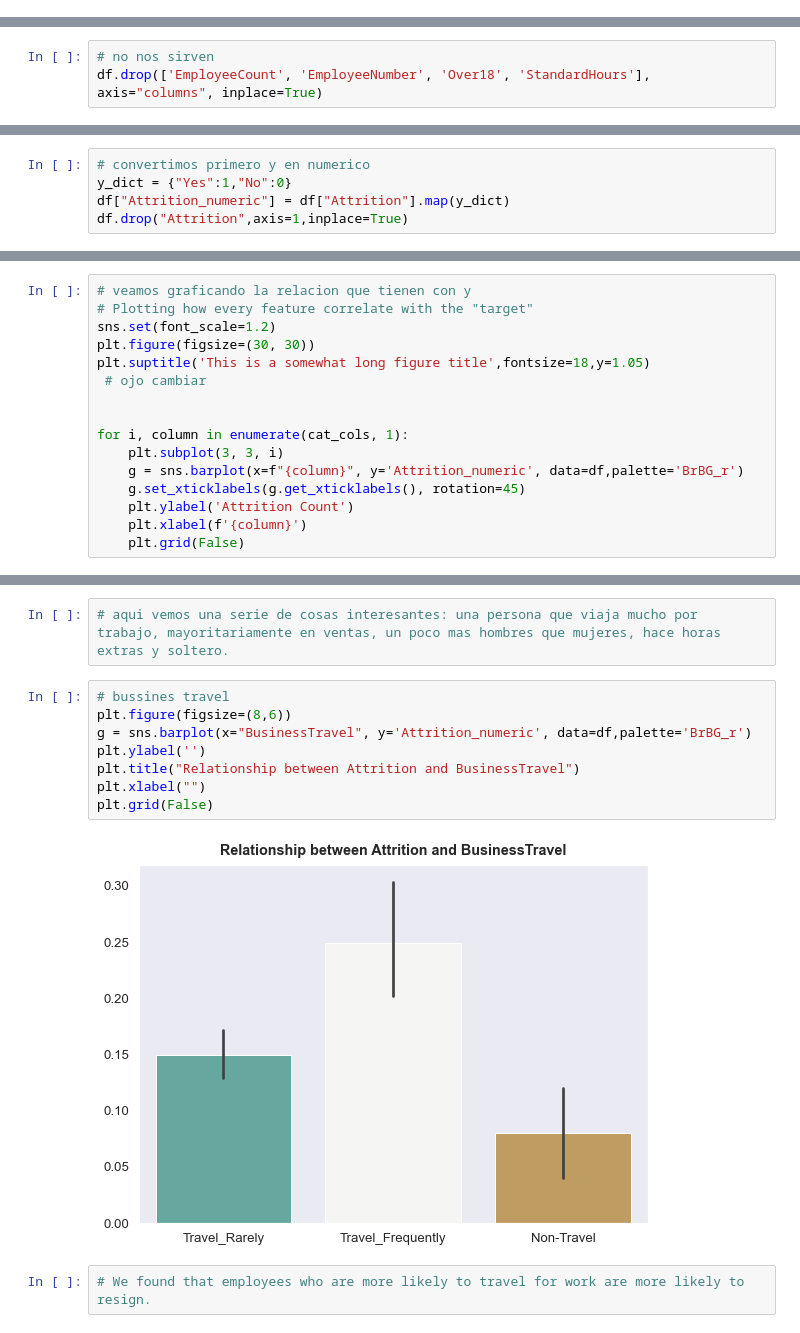
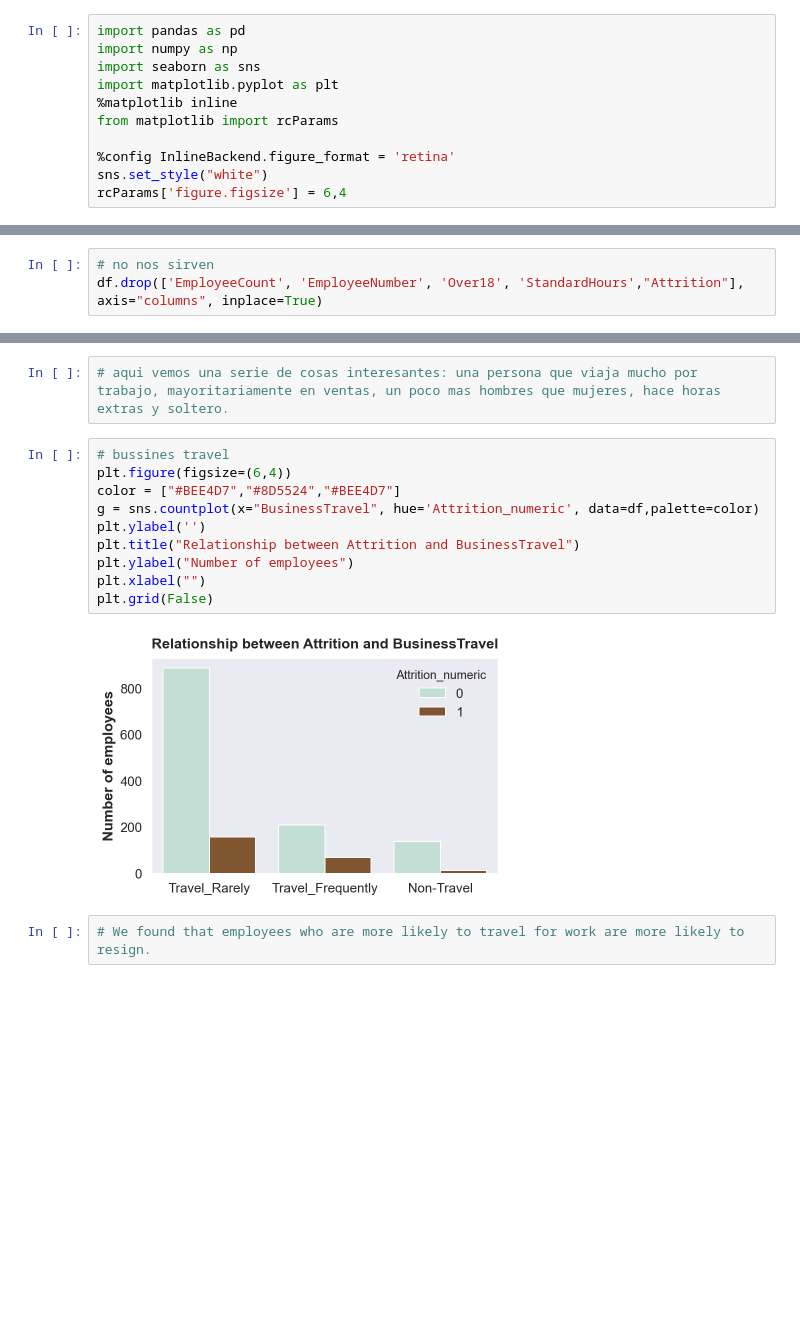
Before and after one commit to gonzalo71/TestGit, a Jupyter notebook: IBM_HR_Analytics_Employee.ipynb, the cells around one changed output, grey strips where cells are left out. Saved outputs shown, nothing was run; the diff lists cells and outputs as text; blank space fills up the shorter version.

```diff
--- a/IBM_HR_Analytics_Employee.ipynb
+++ b/IBM_HR_Analytics_Employee.ipynb
@@ -16,3 +11,14 @@ plt.rc('axes', labelweight='bold', labelsize='large',
+# %%
+import pandas as pd
+import numpy as np
+import seaborn as sns
+import matplotlib.pyplot as plt
+%matplotlib inline
+from matplotlib import rcParams
+
+%config InlineBackend.figure_format = 'retina'
+sns.set_style("white")
+rcParams['figure.figsize'] = 6,4
 # %%
 path = r"C:\Users\gonza\OneDrive\Documentos\datascience-thebridge-master\ejercicios gonzalo\DATA\WA_Fn-UseC_-HR-Employee-Attrition.csv"
 
@@ -34,6 +44,6 @@ Series([], dtype: int64)
 # %%
 # no nos sirven
-df.drop(['EmployeeCount', 'EmployeeNumber', 'Over18', 'StandardHours'], axis="columns", inplace=True)
+df.drop(['EmployeeCount', 'EmployeeNumber', 'Over18', 'StandardHours',"Attrition"], axis="columns", inplace=True)
 # %%
 #describe
 df.describe()
@@ -93,8 +101,3 @@ Text(0, 0.5, 'Frecuency')
-# %%
-# convertimos primero y en numerico
-y_dict = {"Yes":1,"No":0}
-df["Attrition_numeric"] = df["Attrition"].map(y_dict)
-df.drop("Attrition",axis=1,inplace=True)
 # %%
 # col numericas usando describe
 num_col = df.describe().columns.tolist()
@@ -142,19 +153,3 @@ df.describe(include="object")
 https://www.kaggle.com/janiobachmann/attrition-in-an-organization-why-workers-quit
 # %% [markdown]
 ### desmenuzar la grafica en vez de hacerlo todo a la vez
-# %%
-# veamos graficando la relacion que tienen con y
-# Plotting how every feature correlate with the "target"
-sns.set(font_scale=1.2)
-plt.figure(figsize=(30, 30))
-plt.suptitle('This is a somewhat long figure title',fontsize=18,y=1.05)
- # ojo cambiar
-
-
-for i, column in enumerate(cat_cols, 1):
-    plt.subplot(3, 3, i)
-    g = sns.barplot(x=f"{column}", y='Attrition_numeric', data=df,palette='BrBG_r')
-    g.set_xticklabels(g.get_xticklabels(), rotation=45)
-    plt.ylabel('Attrition Count')
-    plt.xlabel(f'{column}')
-    plt.grid(False)
@@ -164,14 +157,16 @@ for i, column in enumerate(cat_cols, 1):
 # aqui vemos una serie de cosas interesantes: una persona que viaja mucho por trabajo, mayoritariamente en ventas, un poco mas hombres que mujeres, hace horas extras y soltero.
 # %%
 # bussines travel
-plt.figure(figsize=(8,6))
-g = sns.barplot(x="BusinessTravel", y='Attrition_numeric', data=df,palette='BrBG_r')
+plt.figure(figsize=(6,4))
+color = ["#BEE4D7","#8D5524","#BEE4D7"]
+g = sns.countplot(x="BusinessTravel", hue='Attrition_numeric', data=df,palette=color)
 plt.ylabel('')
 plt.title("Relationship between Attrition and BusinessTravel")
+plt.ylabel("Number of employees")
 plt.xlabel("")
 plt.grid(False)
 # %% [output]
-[figure, old version]
+[figure, new version]
 # %%
 # We found that employees who are more likely to travel for work are more likely to resign.
 # %% [markdown]
```
Also changed, not shown: parts of 18 cells of this notebook, 1 other file.
